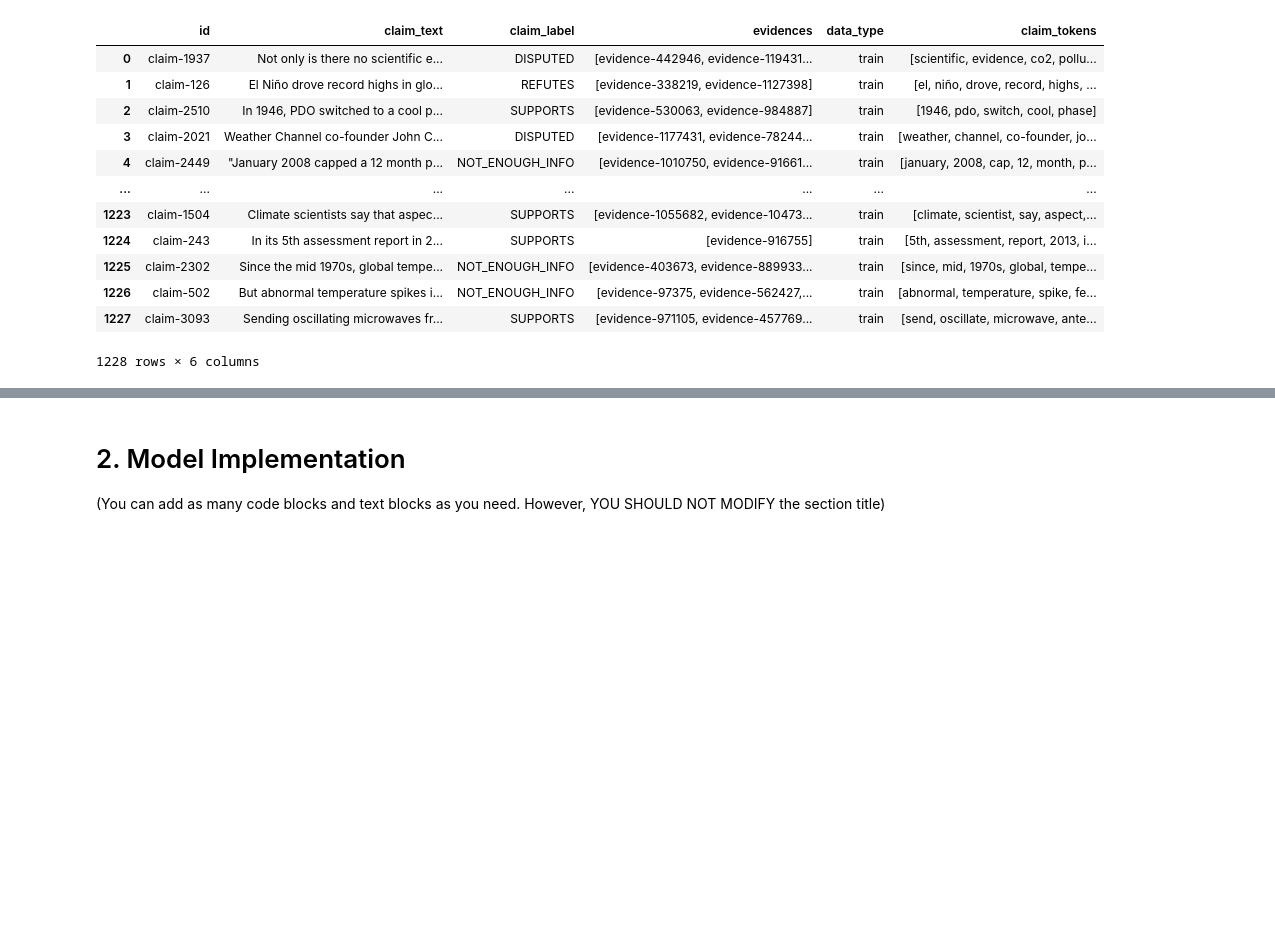
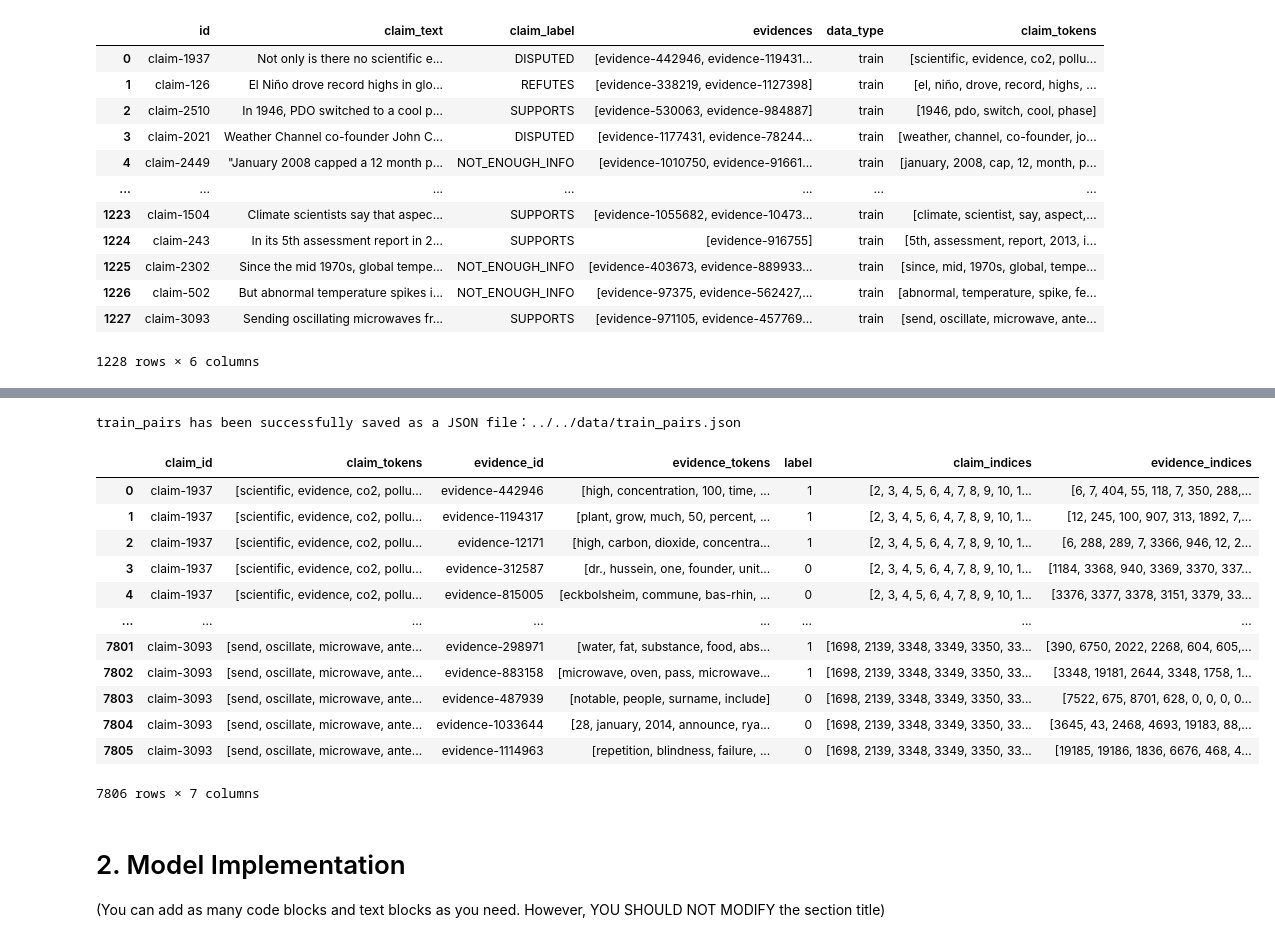
Before and after one commit to Nooob233/COMP90042_2025, a Jupyter notebook: code_files/ximingwan/GroupID__COMP90042_Project_2025.ipynb, the cells around one changed output, grey strips where cells are left out. Saved outputs shown, nothing was run; the diff lists cells and outputs as text; code cells hidden in the pictures; blank space fills up the shorter version.

```diff
--- a/code_files/ximingwan/GroupID__COMP90042_Project_2025.ipynb
+++ b/code_files/ximingwan/GroupID__COMP90042_Project_2025.ipynb
@@ -313,3 +456,27 @@ df_dev
+# %%
+# Save train_pairs as JSON, one sample per line
+train_pairs.to_json("../../data/train_pairs.json", orient="records", lines=True, force_ascii=False)
+
+print("train_pairs has been successfully saved as a JSON file：../../data/train_pairs.json")
+
+# Loading the JSON file
+train_pairs = pd.read_json("../../data/train_pairs.json", orient="records", lines=True)
+train_pairs
+# %% [output]
+train_pairs has been successfully saved as a JSON file：../../data/train_pairs.json
+|  | claim_id | claim_tokens | evidence_id | evidence_tokens | label | claim_indices | evidence_indices |
+| 0 | claim-1937 | [scientific, evidence, co2, pollu... | evidence-442946 | [high, concentration, 100, time, ... | 1 | [2, 3, 4, 5, 6, 4, 7, 8, 9, 10, 1... | [6, 7, 404, 55, 118, 7, 350, 288,... |
+| 1 | claim-1937 | [scientific, evidence, co2, pollu... | evidence-1194317 | [plant, grow, much, 50, percent, ... | 1 | [2, 3, 4, 5, 6, 4, 7, 8, 9, 10, 1... | [12, 245, 100, 907, 313, 1892, 7,... |
+| 2 | claim-1937 | [scientific, evidence, co2, pollu... | evidence-12171 | [high, carbon, dioxide, concentra... | 1 | [2, 3, 4, 5, 6, 4, 7, 8, 9, 10, 1... | [6, 288, 289, 7, 3366, 946, 12, 2... |
+| 3 | claim-1937 | [scientific, evidence, co2, pollu... | evidence-312587 | [dr., hussein, one, founder, unit... | 0 | [2, 3, 4, 5, 6, 4, 7, 8, 9, 10, 1... | [1184, 3368, 940, 3369, 3370, 337... |
+| 4 | claim-1937 | [scientific, evidence, co2, pollu... | evidence-815005 | [eckbolsheim, commune, bas-rhin, ... | 0 | [2, 3, 4, 5, 6, 4, 7, 8, 9, 10, 1... | [3376, 3377, 3378, 3151, 3379, 33... |
+| ... | ... | ... | ... | ... | ... | ... | ... |
+| 7801 | claim-3093 | [send, oscillate, microwave, ante... | evidence-298971 | [water, fat, substance, food, abs... | 1 | [1698, 2139, 3348, 3349, 3350, 33... | [390, 6750, 2022, 2268, 604, 605,... |
+| 7802 | claim-3093 | [send, oscillate, microwave, ante... | evidence-883158 | [microwave, oven, pass, microwave... | 1 | [1698, 2139, 3348, 3349, 3350, 33... | [3348, 19181, 2644, 3348, 1758, 1... |
+| 7803 | claim-3093 | [send, oscillate, microwave, ante... | evidence-487939 | [notable, people, surname, include] | 0 | [1698, 2139, 3348, 3349, 3350, 33... | [7522, 675, 8701, 628, 0, 0, 0, 0... |
+| 7804 | claim-3093 | [send, oscillate, microwave, ante... | evidence-1033644 | [28, january, 2014, announce, rya... | 0 | [1698, 2139, 3348, 3349, 3350, 33... | [3645, 43, 2468, 4693, 19183, 88,... |
+| 7805 | claim-3093 | [send, oscillate, microwave, ante... | evidence-1114963 | [repetition, blindness, failure, ... | 0 | [1698, 2139, 3348, 3349, 3350, 33... | [19185, 19186, 1836, 6676, 468, 4... |
+7806 rows × 7 columns
 # %% [markdown]
 # 2. Model Implementation
 (You can add as many code blocks and text blocks as you need. However, YOU SHOULD NOT MODIFY the section title)
```
Also changed, not shown: parts of 7 cells of this notebook, 1 other file.
